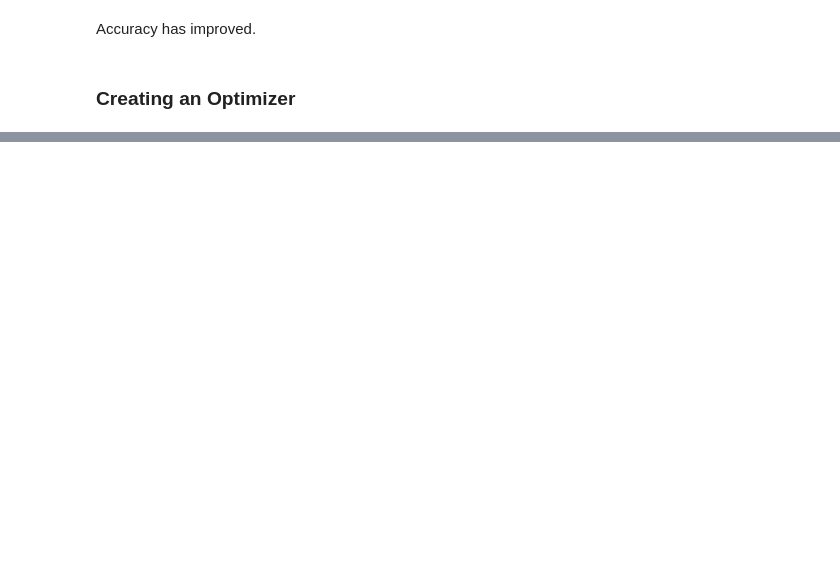
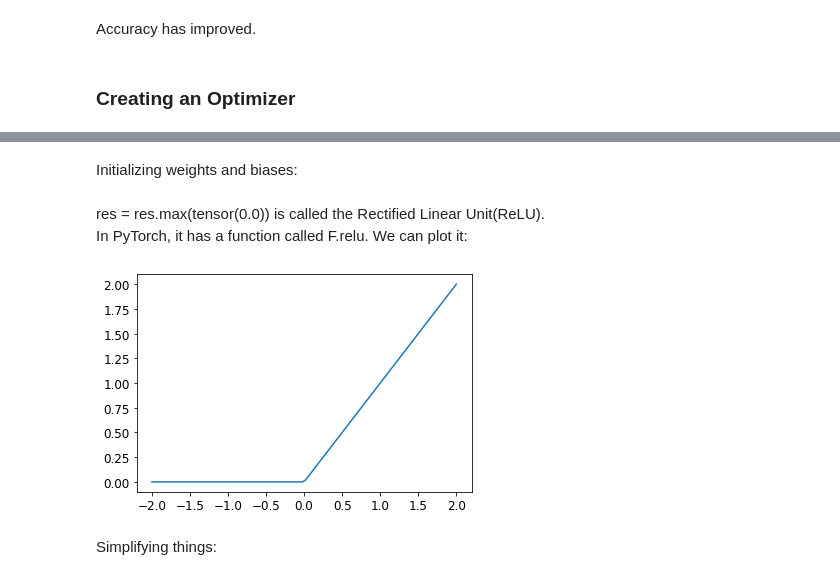
Before and after one commit to maureen-mugo/Deep-Learning-Experiments, a Jupyter notebook: Optimization/mnist_sample.ipynb, the cells around one changed output, grey strips where cells are left out. Saved outputs shown, nothing was run; the diff lists cells and outputs as text; code cells hidden in the pictures; blank space fills up the shorter version.

Commit message:
non-linearity

```diff
--- a/Optimization/mnist_sample.ipynb
+++ b/Optimization/mnist_sample.ipynb
@@ -541,0 +650,2 @@ Accuracy has improved.
+# %% [markdown]
+Initializing weights and biases:
@@ -541,0 +657,10 @@ Accuracy has improved.
+# %% [markdown]
+res = res.max(tensor(0.0)) is called the Rectified Linear Unit(ReLU).
+In PyTorch, it has a function called F.relu. We can plot it:
+# %%
+from fastbook import *
+plot_function(F.relu)
+# %% [output]
+[figure, added]
+# %% [markdown]
+Simplifying things:
```
Also changed, not shown: parts of 43 cells of this notebook.
